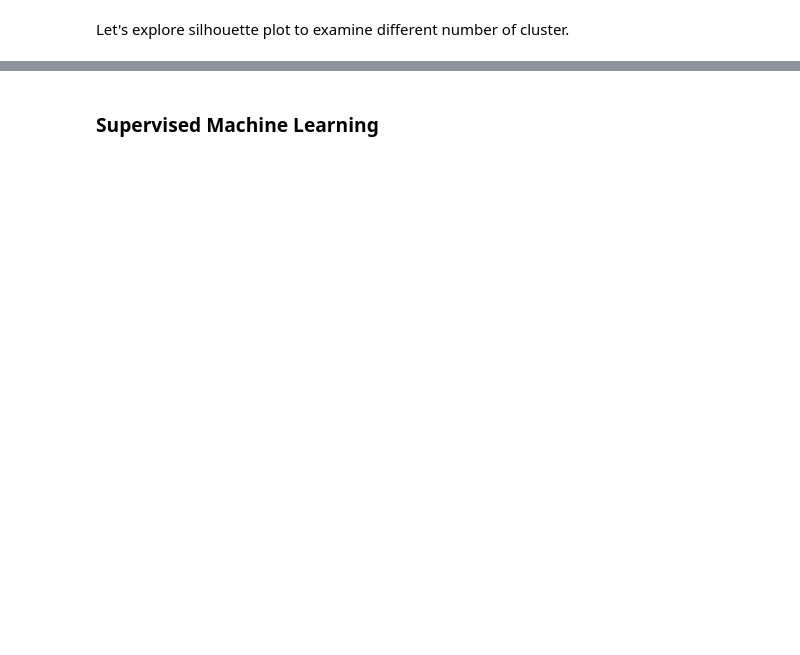
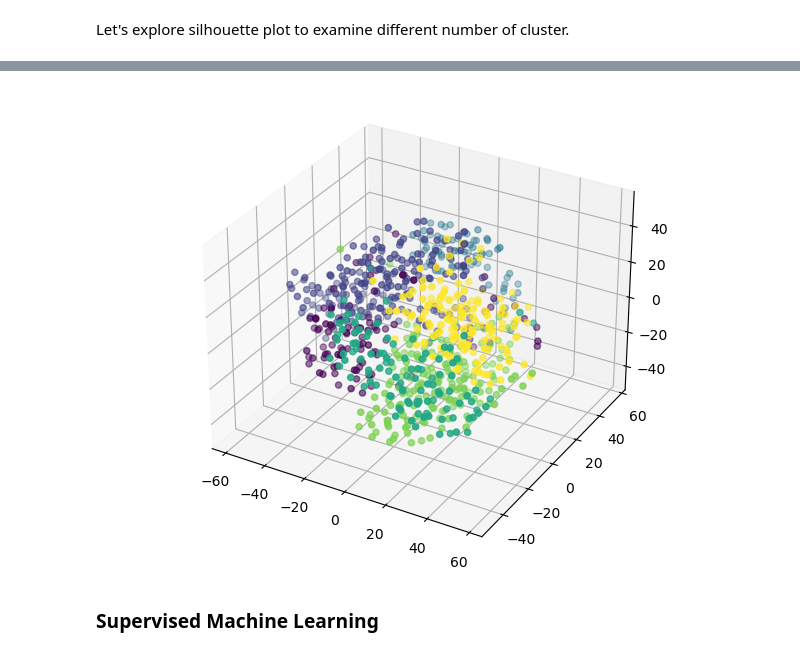
Before and after one commit to ajinkyabhanudas/SIADS696, a Jupyter notebook: EDA_Poom.ipynb, the cells around one changed output, grey strips where cells are left out. Cells and saved outputs as stored; diff of their text form; code cells hidden in the pictures; blank space fills up the shorter version.

Commit message:
update eda with 3d clustering

```diff
--- a/EDA_Poom.ipynb
+++ b/EDA_Poom.ipynb
@@ -510,3 +493,22 @@ plt.show()
+# %%
+# try 3-D representation with t_SNE
+from wsgiref.headers import tspecials
+from mpl_toolkits.mplot3d import Axes3D
+# to create interactive 3D plot
+%matplotlib widget
+
+# Initialize t-SNE with 3 components for 3-dimensional plot
+tsne = TSNE(n_components = 3, init = 'random', random_state = 0, perplexity = 75)
+
+# flatten the data and clustering then plot the cluster with t-SNE
+tsne_df = pd.DataFrame(tsne.fit_transform(X), columns = ['component1','component2', 'component3'])
+fig = plt.figure()
+ax = Axes3D(fig)
+ax.scatter(tsne_df['component1'], tsne_df['component2'], tsne_df['component3'], c=labels)
+
+plt.show()
+# %% [output]
+[figure, added]
 # %% [markdown]
 ### Supervised Machine Learning
 # %%
```
Also changed, not shown: parts of 21 cells of this notebook.
